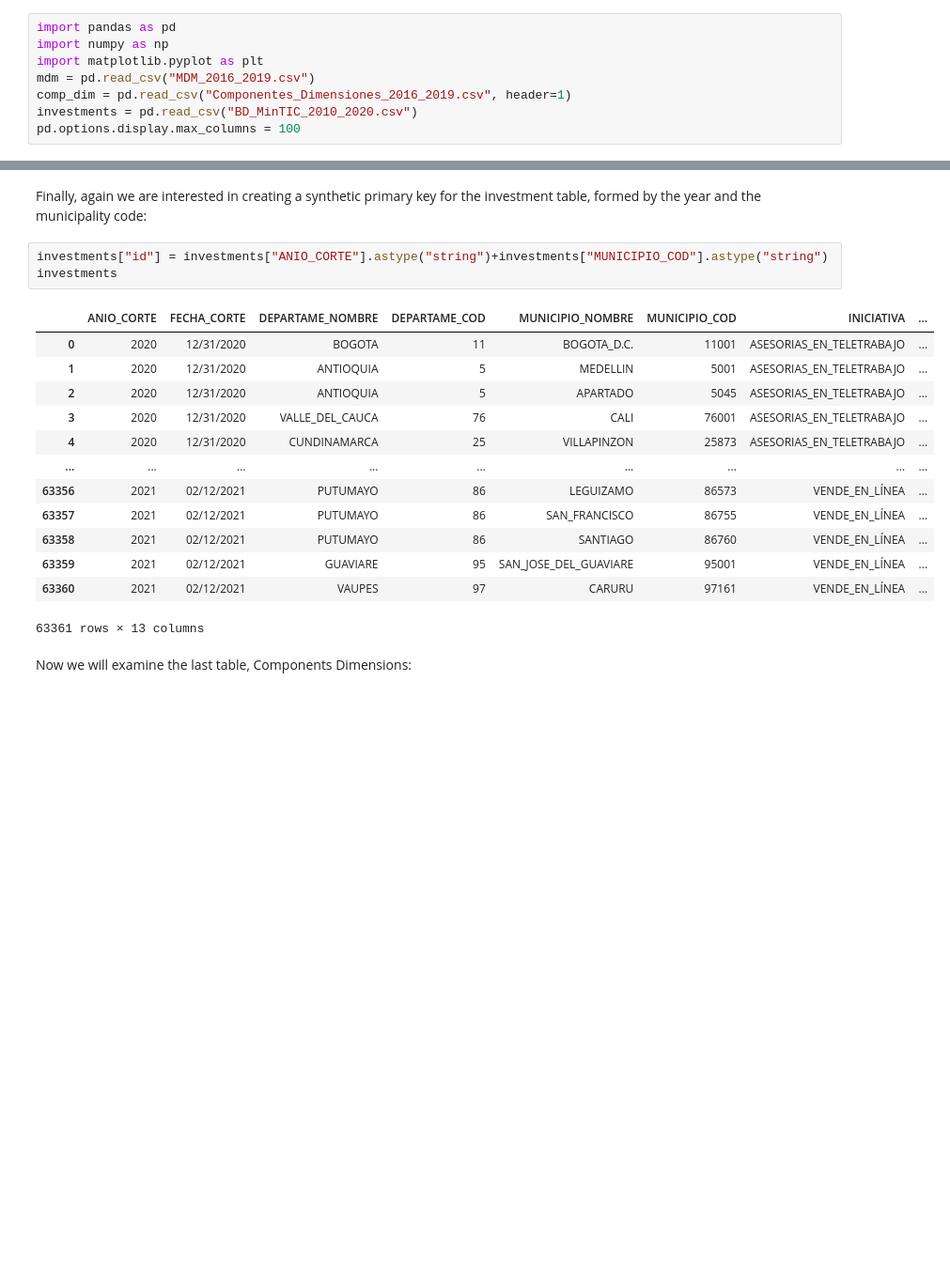
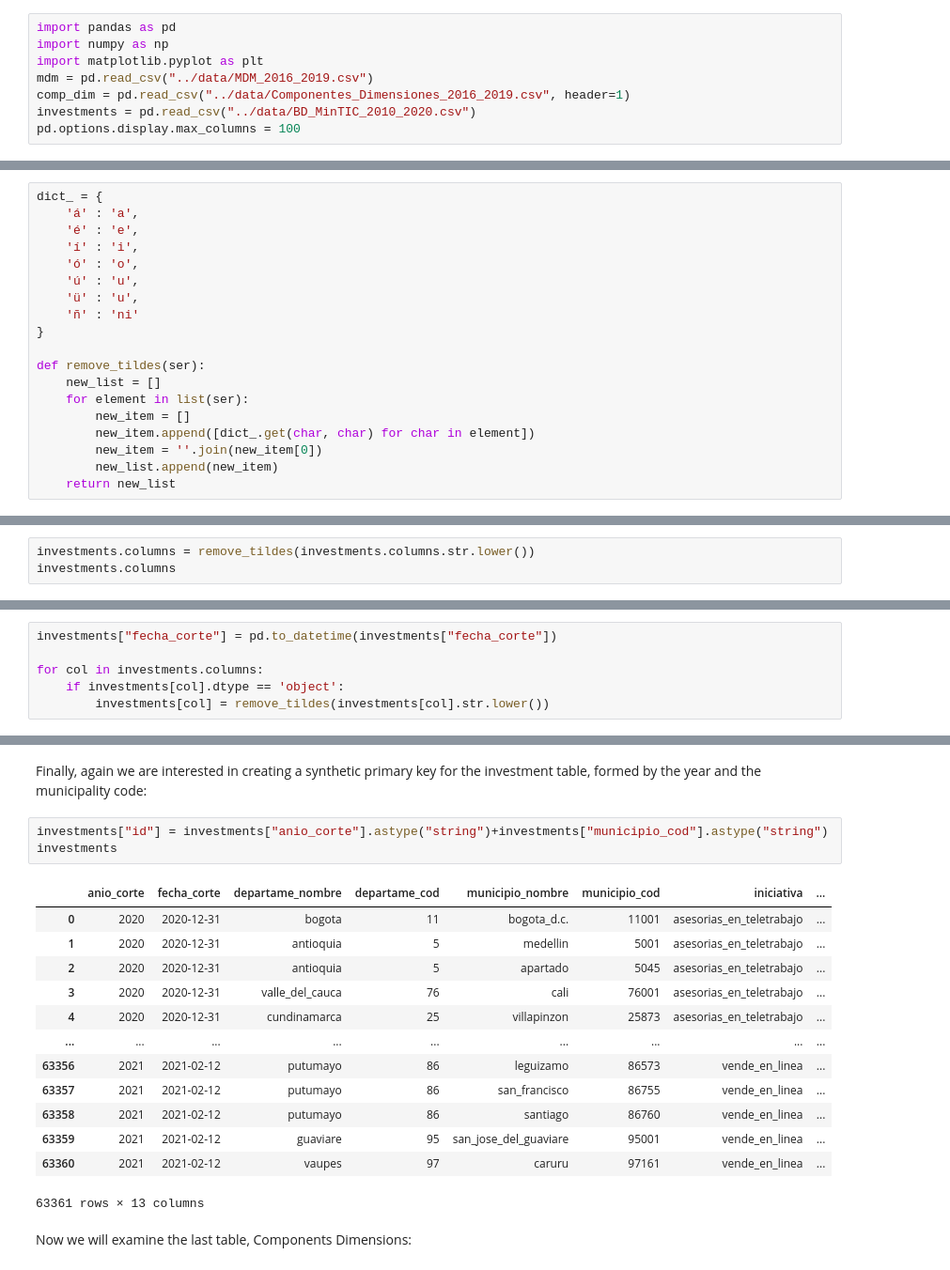
Before and after one commit to druiz35/ds4a_Team75, a Jupyter notebook: data_clean.ipynb, the cells around one changed output, grey strips where cells are left out. Shown at 94% size. Saved outputs shown, nothing was run; the diff lists cells and outputs as text; blank space fills up the shorter version.

```diff
--- a/data_explor.ipynb
+++ b/data_clean.ipynb
@@ -6,9 +6,9 @@ I already made copies of each table in CSV format and manipulated them a little
 import pandas as pd
 import numpy as np
 import matplotlib.pyplot as plt
-mdm = pd.read_csv("MDM_2016_2019.csv")
-comp_dim = pd.read_csv("Componentes_Dimensiones_2016_2019.csv", header=1)
-investments = pd.read_csv("BD_MinTIC_2010_2020.csv")
+mdm = pd.read_csv("../data/MDM_2016_2019.csv")
+comp_dim = pd.read_csv("../data/Componentes_Dimensiones_2016_2019.csv", header=1)
+investments = pd.read_csv("../data/BD_MinTIC_2010_2020.csv")
 pd.options.display.max_columns = 100
 # %% [markdown]
 First we are interested in looking for the basic structure of each table, beginning by the MDM table:
@@ -68,0 +71,19 @@ mdm
+# %%
+dict_ = {
+    'á' : 'a',
+    'é' : 'e',
+    'í' : 'i',
+    'ó' : 'o',
+    'ú' : 'u',
+    'ü' : 'u',
+    'ñ' : 'ni'
+}
+
+def remove_tildes(ser):
+    new_list = []
+    for element in list(ser):
+        new_item = []
+        new_item.append([dict_.get(char, char) for char in element])
+        new_item = ''.join(new_item[0])
+        new_list.append(new_item)
+    return new_list
@@ -92,3 +128,6 @@ dtypes: int64(4), object(8)
 memory usage: 5.8+ MB
 # %% [markdown]
 As before, the column dtypes are as expected, except for the `DEPARTAME_COD` column, which appears as an `object` dtype, while we expected an integer dtype. Also the `FECHA_CORTE` column should be a `data` dtype, but it is an `object`. Let's examine first the `DEPARTAME_COD` column:
+# %%
+investments.columns = remove_tildes(investments.columns.str.lower())
+investments.columns
@@ -95 +139,7 @@ As before, the column dtypes are as expected, except for the `DEPARTAME_COD` col
+# %%
+investments["fecha_corte"] = pd.to_datetime(investments["fecha_corte"])
+
+for col in investments.columns:
+    if investments[col].dtype == 'object':
+        investments[col] = remove_tildes(investments[col].str.lower())
 # %%
@@ -155,21 +211,21 @@ investments[~investments["MUNICIPIO_COD"].isin(mdm["Código"])].dropna()[["DEPAR
 # %% [markdown]
 Finally, again we are interested in creating a synthetic primary key for the investment table, formed by the year and the municipality code:
 # %%
-investments["id"] = investments["ANIO_CORTE"].astype("string")+investments["MUNICIPIO_COD"].astype("string")
+investments["id"] = investments["anio_corte"].astype("string")+investments["municipio_cod"].astype("string")
 investments
 # %% [output]
-|  | ANIO_CORTE | FECHA_CORTE | DEPARTAME_NOMBRE | DEPARTAME_COD | MUNICIPIO_NOMBRE | MUNICIPIO_COD | INICIATIVA | ... |
-| 0 | 2020 | 12/31/2020 | BOGOTA | 11 | BOGOTA_D.C. | 11001 | ASESORIAS_EN_TELETRABAJO | ... |
-| 1 | 2020 | 12/31/2020 | ANTIOQUIA | 5 | MEDELLIN | 5001 | ASESORIAS_EN_TELETRABAJO | ... |
-| 2 | 2020 | 12/31/2020 | ANTIOQUIA | 5 | APARTADO | 5045 | ASESORIAS_EN_TELETRABAJO | ... |
-| 3 | 2020 | 12/31/2020 | VALLE_DEL_CAUCA | 76 | CALI | 76001 | ASESORIAS_EN_TELETRABAJO | ... |
-| 4 | 2020 | 12/31/2020 | CUNDINAMARCA | 25 | VILLAPINZON | 25873 | ASESORIAS_EN_TELETRABAJO | ... |
+|  | anio_corte | fecha_corte | departame_nombre | departame_cod | municipio_nombre | municipio_cod | iniciativa | ... |
+| 0 | 2020 | 2020-12-31 | bogota | 11 | bogota_d.c. | 11001 | asesorias_en_teletrabajo | ... |
+| 1 | 2020 | 2020-12-31 | antioquia | 5 | medellin | 5001 | asesorias_en_teletrabajo | ... |
+| 2 | 2020 | 2020-12-31 | antioquia | 5 | apartado | 5045 | asesorias_en_teletrabajo | ... |
+| 3 | 2020 | 2020-12-31 | valle_del_cauca | 76 | cali | 76001 | asesorias_en_teletrabajo | ... |
+| 4 | 2020 | 2020-12-31 | cundinamarca | 25 | villapinzon | 25873 | asesorias_en_teletrabajo | ... |
 | ... | ... | ... | ... | ... | ... | ... | ... | ... |
-| 63356 | 2021 | 02/12/2021 | PUTUMAYO | 86 | LEGUIZAMO | 86573 | VENDE_EN_LÍNEA | ... |
-| 63357 | 2021 | 02/12/2021 | PUTUMAYO | 86 | SAN_FRANCISCO | 86755 | VENDE_EN_LÍNEA | ... |
-| 63358 | 2021 | 02/12/2021 | PUTUMAYO | 86 | SANTIAGO | 86760 | VENDE_EN_LÍNEA | ... |
-| 63359 | 2021 | 02/12/2021 | GUAVIARE | 95 | SAN_JOSE_DEL_GUAVIARE | 95001 | VENDE_EN_LÍNEA | ... |
-| 63360 | 2021 | 02/12/2021 | VAUPES | 97 | CARURU | 97161 | VENDE_EN_LÍNEA | ... |
+| 63356 | 2021 | 2021-02-12 | putumayo | 86 | leguizamo | 86573 | vende_en_linea | ... |
+| 63357 | 2021 | 2021-02-12 | putumayo | 86 | san_francisco | 86755 | vende_en_linea | ... |
+| 63358 | 2021 | 2021-02-12 | putumayo | 86 | santiago | 86760 | vende_en_linea | ... |
+| 63359 | 2021 | 2021-02-12 | guaviare | 95 | san_jose_del_guaviare | 95001 | vende_en_linea | ... |
+| 63360 | 2021 | 2021-02-12 | vaupes | 97 | caruru | 97161 | vende_en_linea | ... |
 63361 rows × 13 columns
 # %% [markdown]
 Now we will examine the last table, Components Dimensions:
```
Also changed, not shown: parts of 34 cells of this notebook, 1 other file.
